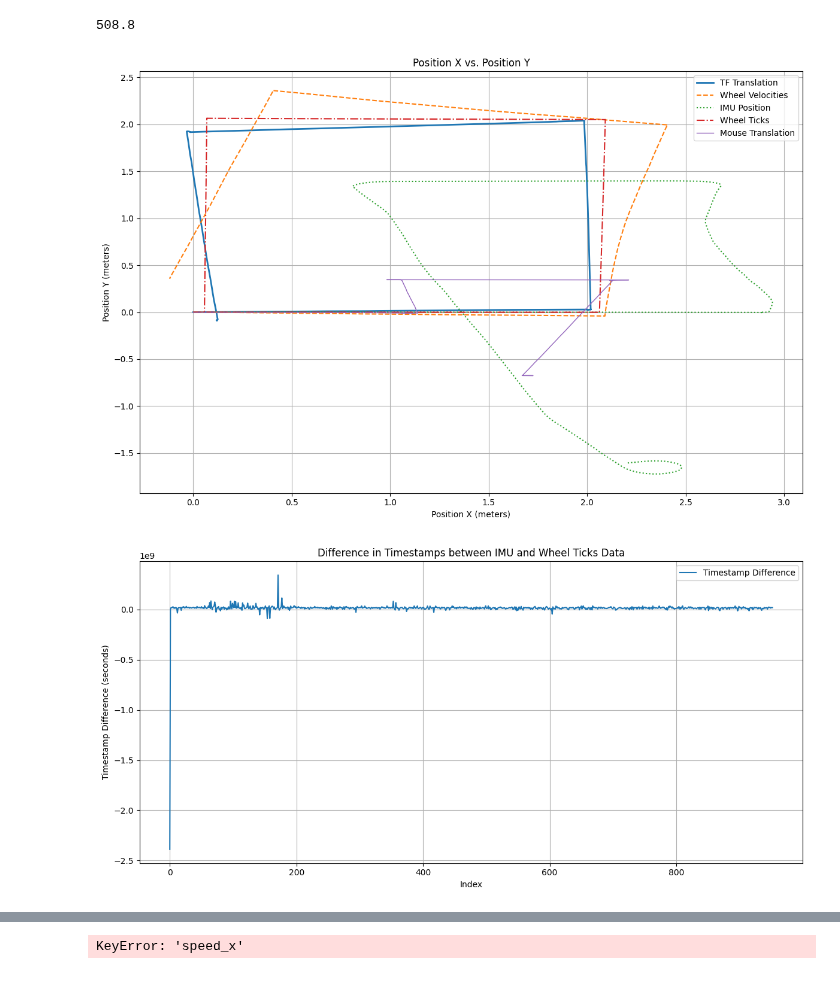
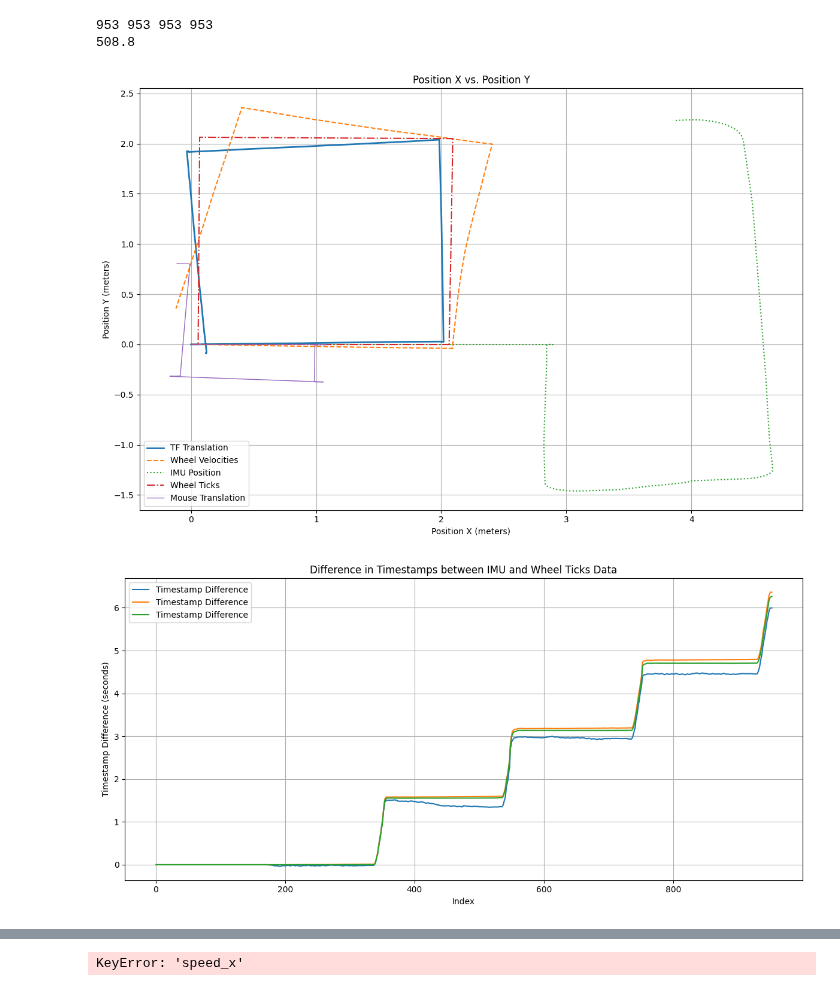
Before and after one commit to calvinbootsman/Data-Fusion-Architecture, a Jupyter notebook: Assignment 3/DFA_Assignment3_2024/data_to_position.ipynb, the cells around one changed output, grey strips where cells are left out. Saved outputs shown, nothing was run; the diff lists cells and outputs as text; code cells hidden in the pictures.

```diff
--- a/Assignment 3/DFA_Assignment3_2024/data_to_position.ipynb
+++ b/Assignment 3/DFA_Assignment3_2024/data_to_position.ipynb
@@ -13,11 +13,13 @@ DATA_LIMIT = 953          # Set to -1 for no limit on data
 def load_data(filename, limit=DATA_LIMIT):
     """Loads a CSV file and applies a data limit if specified."""
     df = pd.read_csv(filename)
-    return df[:limit] if limit > 0 else df
-
+    output_df = df[:limit] if limit > 0 else df[:]
+    output_df = add_timestamps(output_df, 'timestamp_sec', 'timestamp_nanosec')
+    return output_df
 # Preprocessing Functions
 def add_timestamps(df, sec_col, nsec_col):
     """Add a combined timestamp column and delta_time to the dataframe."""
+    df = df.copy()
     df['timestamp'] = pd.to_datetime(df[sec_col], unit='s') + pd.to_timedelta(df[nsec_col], unit='ns')
     df['delta_time'] = df['timestamp'].diff().dt.total_seconds()
     return df
@@ -27,6 +29,8 @@ def calculate_wheel_velocities(df):
     df['linear_velocity'] = (df['velocity_left'] + df['velocity_right']) * WHEEL_RADIUS / 2
     df['angular_velocity'] = (df['velocity_right'] - df['velocity_left']) * WHEEL_RADIUS / WHEEL_BASE
     df['delta_yaw'] = df['angular_velocity'] * df['delta_time']
+
+    # if 'yaw' not in df.columns:
     df['yaw'] = df['delta_yaw'].cumsum()
     df['speed_x'] = df['linear_velocity'] * np.cos(df['yaw'])
     df['speed_y'] = df['linear_velocity'] * np.sin(df['yaw'])
@@ -49,13 +53,23 @@ def calculate_wheel_ticks(df):
 
 def calculate_imu_position(df):
     """Calculate positions from IMU data."""
-    df['yaw'] = np.deg2rad(df['orientation_z'] * 360)
+    w = df['orientation_w']
+    x = df['orientation_x']
+    y = df['orientation_y']
+    z = df['orientation_z']
+
+    # Calculate yaw from quaternion
+    df['yaw_wrapped'] = np.arctan2(2.0 * (w * z + x * y), 1.0 - 2.0 * (y * y + z * z))
+    df['yaw'] = np.unwrap(df['yaw_wrapped'])
+
+    # df['yaw'] = np.deg2rad(df['orientation_z'] * 360)
+    df['acceleration_x'] = df['linear_acceleration_x'] * np.cos(df['yaw'])
+    df['acceleration_y'] = df['linear_acceleration_y'] * np.sin(df['yaw'])
     df['speed_imu_x'] = (df['linear_acceleration_x'] * df['delta_time']).cumsum()
     df['speed_imu_y'] = (df['linear_acceleration_y'] * df['delta_time']).cumsum()
-    df['acceleration_x'] = df['linear_acceleration_x'] * np.cos(df['yaw'])
-    df['acceleration_y'] = df['linear_acceleration_y'] * np.sin(df['yaw'])
-    df['position_x'] = (df['speed_imu_x'] * np.cos(df['yaw']) * df['delta_time']).cumsum()
-    df['position_y'] = (df['speed_imu_y'] * np.sin(df['yaw']) * df['delta_time']).cumsum()
+
+    df['position_x'] = (df['speed_imu_x'] * np.cos(df['yaw_wrapped']) * df['delta_time']).cumsum()
+    df['position_y'] = (df['speed_imu_y'] * np.sin(df['yaw_wrapped']) * df['delta_time']).cumsum()
 
     return df
 
@@ -70,9 +84,18 @@ def calculate_mouse_position(mouse_df, imu_df):
     mouse_df['position_y'] = mouse_df['rotated_delta_y'].cumsum()
     return mouse_df
 
-def align_timestamps(df1, df2):
-    """Align two dataframes based on timestamps."""
-    return pd.merge_asof(df1, df2, on='timestamp')
+def align_timestamps(df1, df2, df3, df4):
+    """Align five dataframes based on timestamps using pd.merge_asof."""
+
+    # Assuming df1 has the most complete/accurate timestamps, use it as the base
+    base_timestamps = df1['timestamp']
+
+    # Align each DataFrame to the base timestamps
+    df2 = pd.merge_asof(df2, base_timestamps, on='timestamp', direction='nearest')
+    df3 = pd.merge_asof(df3, base_timestamps, on='timestamp', direction='nearest')
+    df4 = pd.merge_asof(df4, base_timestamps, on='timestamp', direction='nearest')
+
+    return df1, df2, df3, df4
 
 # Load DataFrames
 tf_df = load_data('tf_data.csv')
@@ -81,48 +104,61 @@ mouse_df = load_data('mouse_data.csv')
 wheel_ticks_df = load_data('wheel_ticks_data.csv')
 wheel_vels_df = load_data('wheel_vels_data.csv')
 
-
+# Align DataFrames
+imu_df, mouse_df, wheel_ticks_df, wheel_vels_df = align_timestamps(imu_df, mouse_df, wheel_ticks_df, wheel_vels_df)
+print(len(imu_df), len(mouse_df), len(wheel_ticks_df), len(wheel_vels_df))
 # Process Data
-imu_df = add_timestamps(imu_df, 'timestamp_sec', 'timestamp_nanosec')
 imu_df = calculate_imu_position(imu_df)
-
 mouse_df = calculate_mouse_position(mouse_df, imu_df)
-
-wheel_ticks_df = add_timestamps(wheel_ticks_df, 'timestamp_sec', 'timestamp_nanosec')
 wheel_ticks_df = calculate_wheel_ticks(wheel_ticks_df)
-
-wheel_vels_df = add_timestamps(wheel_vels_df, 'timestamp_sec', 'timestamp_nanosec')
+# wheel_vels_df['yaw'] = imu_df['yaw']
 wheel_vels_df = calculate_wheel_velocities(wheel_vels_df)
 
 # Plot Results
 plt.figure(figsize=(12, 8))
 plt.plot(tf_df['translation_x'], tf_df['translation_y'], label='TF Translation', linewidth=2)
 plt.plot(wheel_vels_df['position_x'], wheel_vels_df['position_y'], label='Wheel Velocities', linestyle='--')
 plt.plot(imu_df['position_x'], imu_df['position_y'], label='IMU Position', linestyle=':')
 plt.plot(wheel_ticks_df['position_x'], wheel_ticks_df['position_y'], label='Wheel Ticks', linestyle='-.')
 plt.plot(mouse_df['position_x'], mouse_df['position_y'], label='Mouse Translation', linewidth=1)
 plt.xlabel('Position X (meters)')
 plt.ylabel('Position Y (meters)')
 plt.title('Position X vs. Position Y')
 plt.legend()
 plt.grid(True)
 plt.tight_layout()
 plt.show()
 
 # Calculate the difference in timestamps between imu_df and wheel_ticks_df
 timestamp_diff = imu_df['timestamp'].values - wheel_vels_df['timestamp'].values
 
 # Plot the difference in timestamps
 plt.figure(figsize=(12, 6))
-plt.plot(timestamp_diff, label='Timestamp Difference')
+plt.plot(wheel_vels_df['yaw'], label='Timestamp Difference')
+plt.plot(imu_df['yaw'], label='Timestamp Difference')
+plt.plot(wheel_ticks_df['yaw'], label='Timestamp Difference')
 plt.xlabel('Index')
 plt.ylabel('Timestamp Difference (seconds)')
 plt.title('Difference in Timestamps between IMU and Wheel Ticks Data')
 plt.legend()
 plt.grid(True)
 plt.tight_layout()
 plt.show()
+
+
+plt.figure(figsize=(10, 6))
+plt.plot(imu_df['timestamp'], imu_df['acceleration_x'], label='Linear Acceleration X')
+plt.plot(imu_df['timestamp'], imu_df['acceleration_y'], label='Linear Acceleration y')
+# plt.plot(imu_df['timestamp'], imu_df['linear_acceleration_z'], label='Linear Acceleration z')
+plt.xlabel('Timestamp')
+plt.ylabel('Linear Acceleration X (m/s^2)')
+plt.title('IMU Linear Acceleration X over Time')
+plt.legend()
+plt.grid(True)
+plt.tight_layout()
+plt.show()
 # %% [output]
+953 953 953 953
 508.8
-[figure, old version]
+[figure, new version]
-[figure, old version]
+[figure, new version]
```
Also changed, not shown: parts of 4 cells of this notebook.
